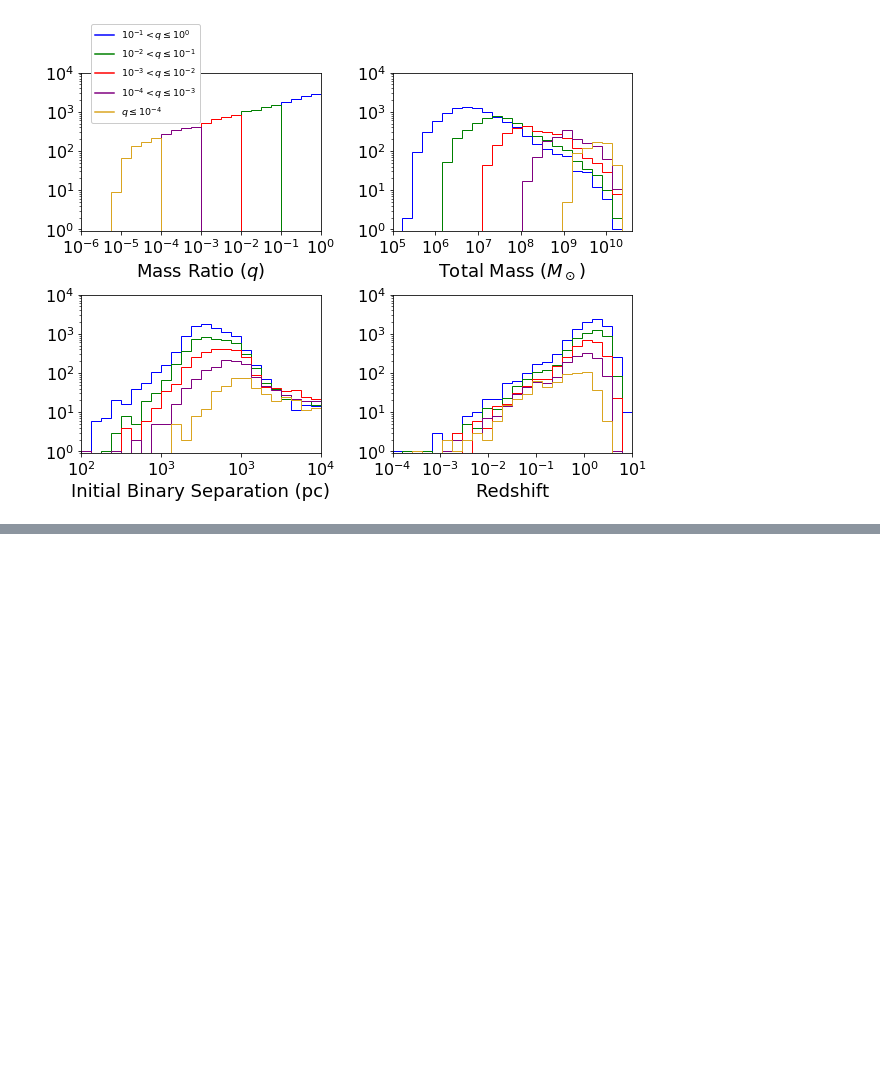
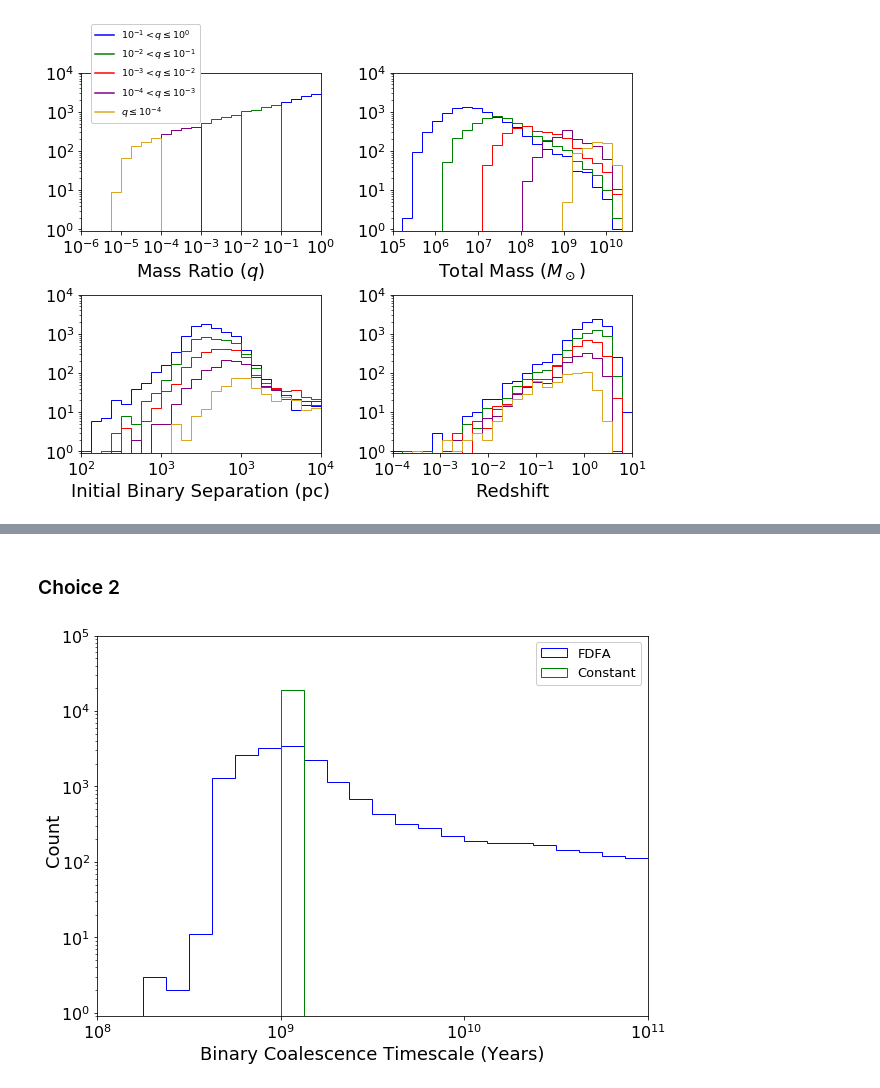
Before and after one commit to mikekatz04/Illustris_LISA_paper, a Jupyter notebook: code/paper_plots.ipynb, the cells around one changed output, grey strips where cells are left out. Cells and saved outputs as stored; diff of their text form; code cells hidden in the pictures; blank space fills up the shorter version.

```diff
--- a/code/paper_plots.ipynb
+++ b/code/paper_plots.ipynb
@@ -352,0 +397,47 @@ pdb.set_trace()
+# %% [markdown]
+### Choice 2
+# %%
+data = np.genfromtxt('simulation_input_data.txt', names=True)
+
+evolution_classes = [[EvolveFDFA, {'m1':'mass_new_prev_in', 'm2':'mass_new_prev_out',
+                    'z':'redshift', 'separation':'separation', 'gamma':'gamma',
+                    'vel_disp_1':'vel_disp_prev_in',  'vel_disp_2':'vel_disp_prev_out'}, 'FDFA'],
+                     [ConstantTime, {'z':'redshift'}, 'Constant']]
+
+
+fig, ax = plt.subplots(nrows=1, ncols=1)
+
+fig.set_size_inches(9,7)
+xlims = [[8.,11.]]
+colors = ['blue', 'green', 'red', 'purple', 'goldenrod']
+bins = np.linspace(xlims[0][0], xlims[0][1], 25)
+w = 0
+for evolve_class, evolve_dict, label in evolution_classes:
+    evolve_kwargs = {key:data[evolve_dict[key]] for key in evolve_dict.keys()}
+    evolve = evolve_class(**evolve_kwargs)
+    evolve.evolve()
+    ax.hist(np.log10(evolve.t_delay), bins=bins, histtype = 'step', log=True, color = colors[w], label=label)
+
+    w+=1
+
+#ax[0].legend(bbox_to_anchor=(3.0, 0.05), prop={'size':11})
+legend = ax.legend(loc='upper right', prop={'size':13}, fancybox=True, framealpha=1.0)
+#labels
+ax.set_xlabel('Binary Coalescence Timescale (Years)', fontsize=18)
+fig.text(0.02, 0.5, "Count", rotation='vertical', fontsize=18)
+
+ax.set_ylim(9e-1, 1e4)
+ax.set_xlim(xlims[0])
+ax0_xticks = [8.0, 9., 10., 11.]
+yticks = np.linspace(0.0,5.0, 6)
+tickfontsize = 16
+for w in range(len(evolution_classes)):
+    ax.set_xticks(ax0_xticks)
+    ax.set_xticklabels([r'$10^{%i}$'%int(i) for i in ax0_xticks], fontsize=tickfontsize)
+    ax.set_yticks(10**yticks)
+    ax.set_yticklabels([r'$10^{%i}$'%int(i) for i in yticks], fontsize=tickfontsize)
+
+plt.subplots_adjust(left = 0.1, right=0.95, hspace=0.4, wspace = 0.3)
+fig.savefig('figures/merger_timescales_2.pdf', dpi=300)
+# %% [output]
+[figure, added]
```
Also changed, not shown: parts of 9 cells of this notebook.
